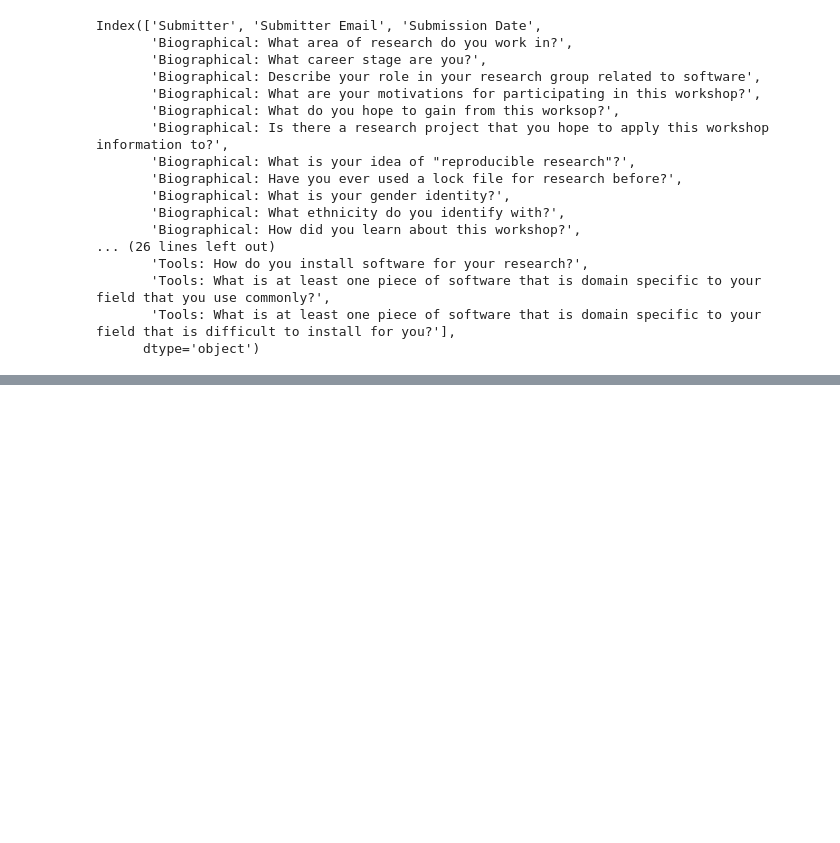
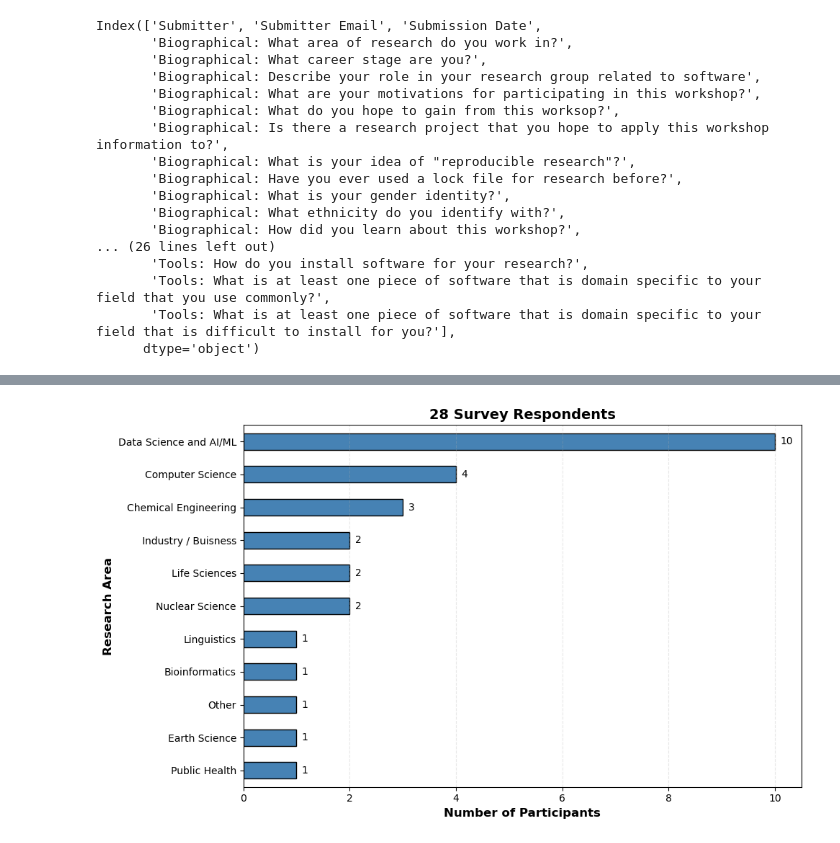
Before and after one commit to matthewfeickert/report-urssi-fellowship-2025, a Jupyter notebook: suvery_responses.ipynb, the cells around one changed output, grey strips where cells are left out. Cells and saved outputs as stored; diff of their text form; code cells hidden in the pictures; blank space fills up the shorter version.

```diff
--- a/suvery_responses.ipynb
+++ b/suvery_responses.ipynb
@@ -5,6 +5,9 @@ from pathlib import Path
 # %%
 pre_workshop = Path.cwd() / "data" / "pre_workshop_survey.csv"
 df = pd.read_csv(pre_workshop)
+# %%
+image_dir = Path.cwd() / "images"
+image_dir.mkdir(exist_ok=True)
 # %%
 df.columns
 # %% [output]
@@ -47,0 +110,25 @@ Name: Biographical: What area of research do you work in?, dtype: object
+# %%
+import matplotlib.pyplot as plt
+
+# Count the values and sort by frequency
+research_counts = df["research_area"].value_counts().sort_values()
+
+# Create horizontal bar plot
+fig, ax = plt.subplots(figsize=(10, 6))
+research_counts.plot(kind='barh', ax=ax, color='steelblue', edgecolor='black')
+
+# Customize the plot
+ax.set_xlabel('Number of Participants', fontsize=12, fontweight="bold")
+ax.set_ylabel('Research Area', fontsize=12, fontweight="bold")
+ax.set_title(f'{len(df)} Survey Respondents', fontsize=14, fontweight='bold')
+ax.grid(axis='x', alpha=0.3, linestyle='--')
+
+# Add count labels on the bars
+for i, (index, value) in enumerate(research_counts.items()):
+    ax.text(value + 0.1, i, str(value), va='center', fontsize=10)
+
+fig.tight_layout()
+
+fig.savefig(image_dir / "participant_research_areas.png", dpi=300)
+# %% [output]
+[figure, added]
```
Also changed, not shown: parts of 3 cells of this notebook.
